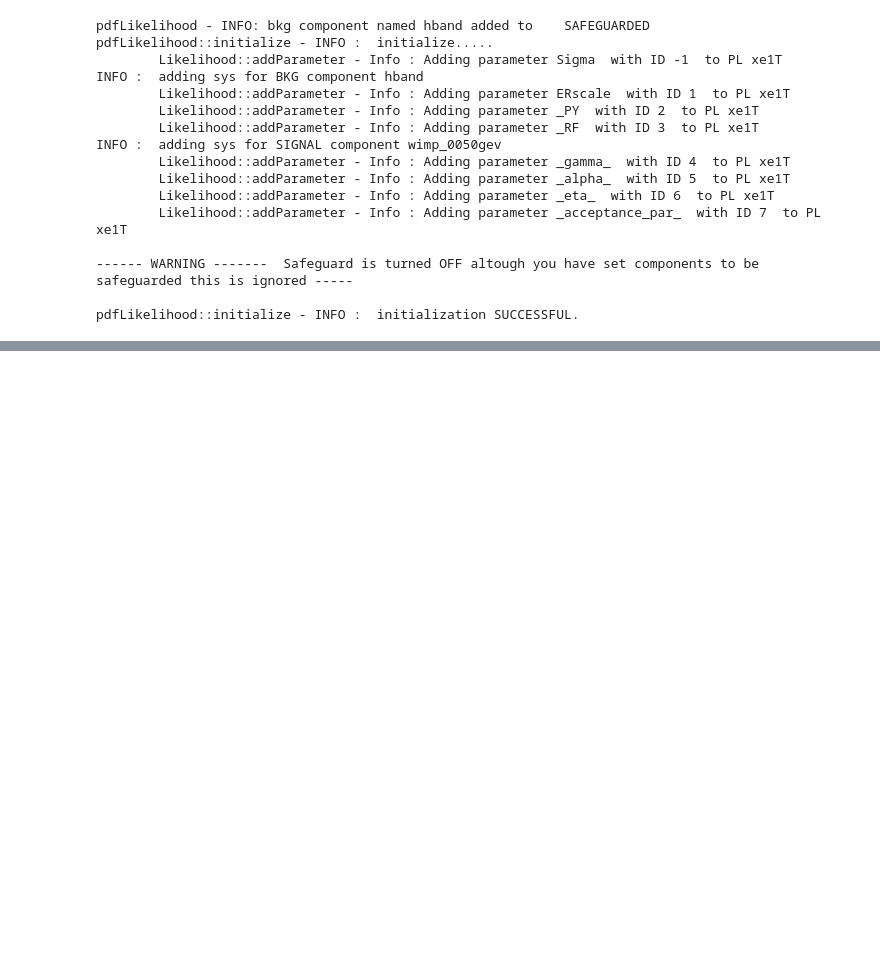
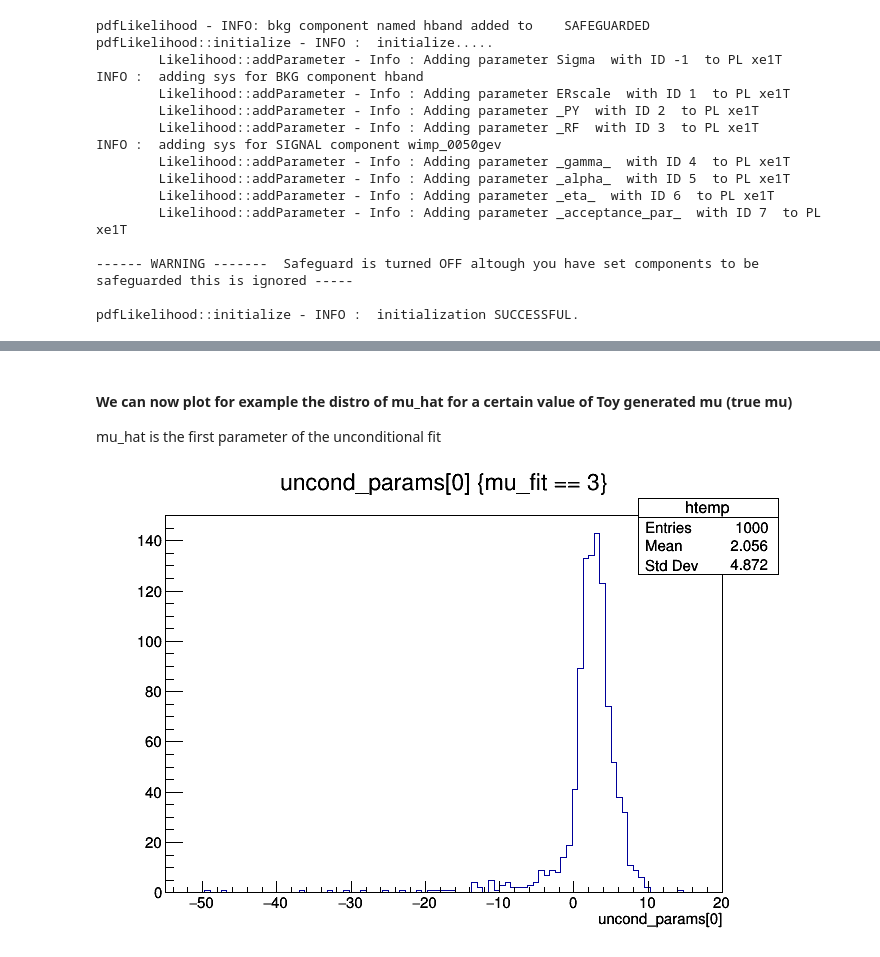
Before and after one commit to XENON1T/Xephyr, a Jupyter notebook: notebooks/ToyFitter.ipynb, the cells around one changed output, grey strips where cells are left out. Saved outputs shown, nothing was run; the diff lists cells and outputs as text; code cells hidden in the pictures; blank space fills up the shorter version.

```diff
--- a/notebooks/ToyFitter.ipynb
+++ b/notebooks/ToyFitter.ipynb
@@ -140,0 +161,9 @@ ML -336.134 achieved for
+# %% [markdown]
+#### We can now plot for example the distro of mu_hat for a certain value of Toy generated mu (true mu)
+mu_hat is the first parameter of the unconditional fit
+# %%
+TCanvas *can = new TCanvas();
+postFitTree->Draw("uncond_params[0]","mu_fit == 3");
+can->Draw();
+# %% [output]
+[figure, added]
```
Also changed, not shown: parts of 25 cells of this notebook, 4 other files.
